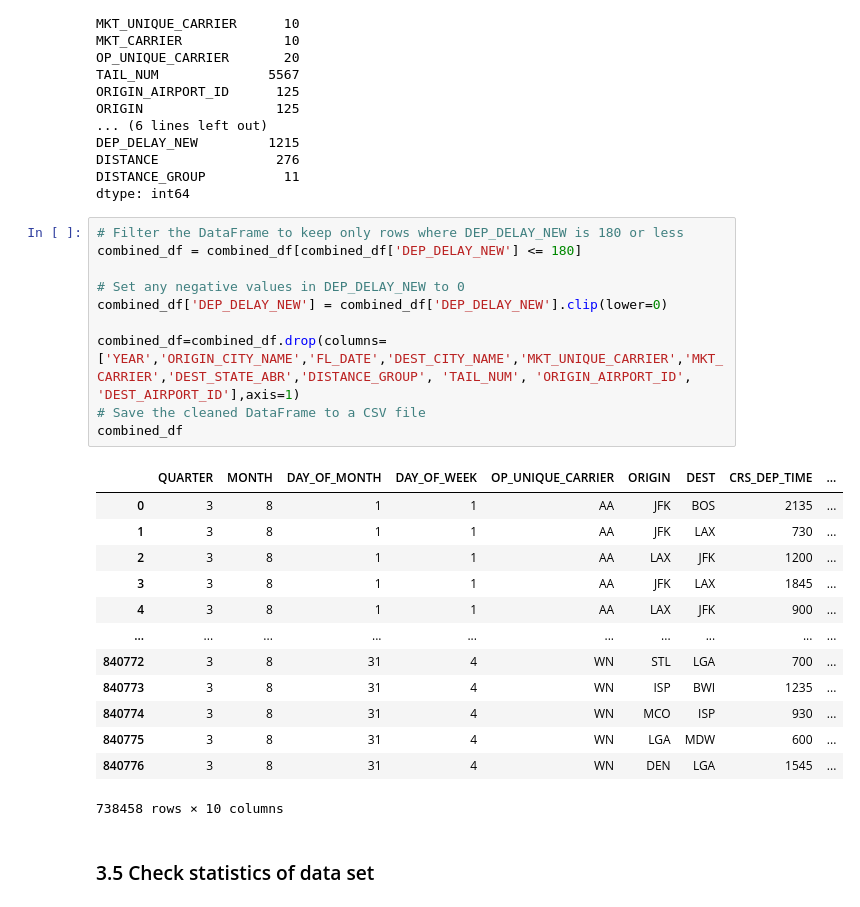
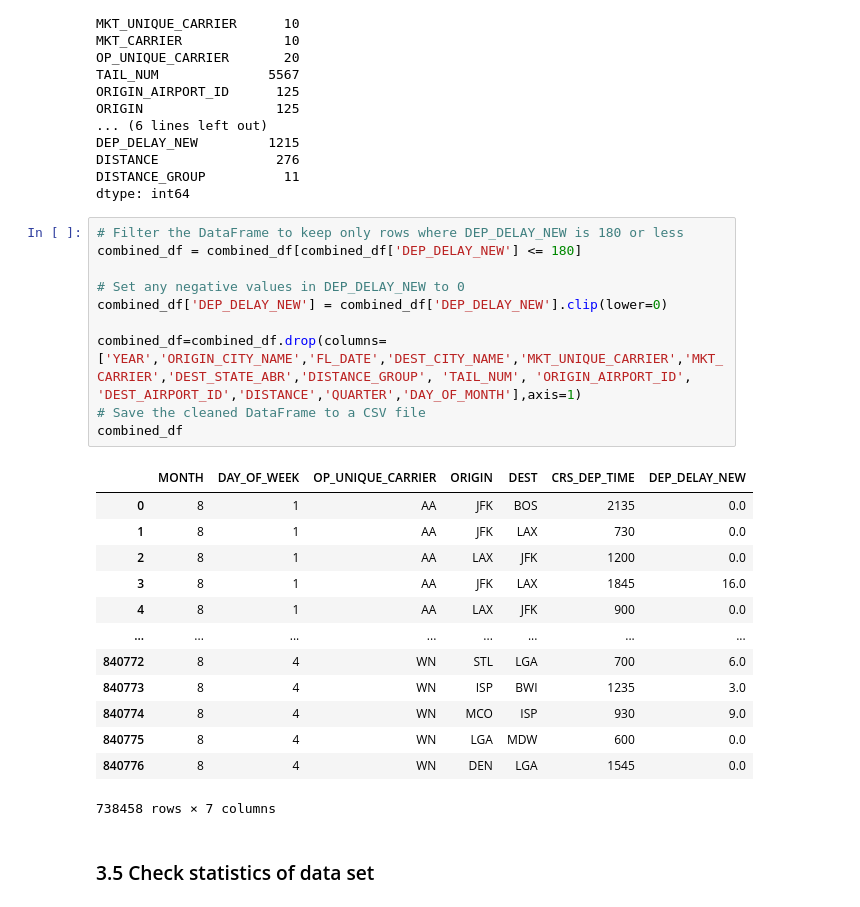
Before and after one commit to RobJoscelyne/mlproject, a Jupyter notebook: notebooks/data/1 . EDA Flight delays .ipynb, the cells around one changed output. Drawn from its saved outputs; the diff is of its cells as text.

```diff
--- a/notebooks/data/1 . EDA Flight delays .ipynb
+++ b/notebooks/data/1 . EDA Flight delays .ipynb
@@ -235,27 +235,27 @@ dtype: int64
 # %%
 # Filter the DataFrame to keep only rows where DEP_DELAY_NEW is 180 or less
 combined_df = combined_df[combined_df['DEP_DELAY_NEW'] <= 180]
 
 # Set any negative values in DEP_DELAY_NEW to 0
 combined_df['DEP_DELAY_NEW'] = combined_df['DEP_DELAY_NEW'].clip(lower=0)
 
-combined_df=combined_df.drop(columns=['YEAR','ORIGIN_CITY_NAME','FL_DATE','DEST_CITY_NAME','MKT_UNIQUE_CARRIER','MKT_CARRIER','DEST_STATE_ABR','DISTANCE_GROUP', 'TAIL_NUM', 'ORIGIN_AIRPORT_ID', 'DEST_AIRPORT_ID'],axis=1)
+combined_df=combined_df.drop(columns=['YEAR','ORIGIN_CITY_NAME','FL_DATE','DEST_CITY_NAME','MKT_UNIQUE_CARRIER','MKT_CARRIER','DEST_STATE_ABR','DISTANCE_GROUP', 'TAIL_NUM', 'ORIGIN_AIRPORT_ID', 'DEST_AIRPORT_ID','DISTANCE','QUARTER','DAY_OF_MONTH'],axis=1)
 # Save the cleaned DataFrame to a CSV file
 combined_df
 # %% [output]
-|  | QUARTER | MONTH | DAY_OF_MONTH | DAY_OF_WEEK | OP_UNIQUE_CARRIER | ORIGIN | DEST | CRS_DEP_TIME | ... |
-| 0 | 3 | 8 | 1 | 1 | AA | JFK | BOS | 2135 | ... |
-| 1 | 3 | 8 | 1 | 1 | AA | JFK | LAX | 730 | ... |
-| 2 | 3 | 8 | 1 | 1 | AA | LAX | JFK | 1200 | ... |
-| 3 | 3 | 8 | 1 | 1 | AA | JFK | LAX | 1845 | ... |
-| 4 | 3 | 8 | 1 | 1 | AA | LAX | JFK | 900 | ... |
-| ... | ... | ... | ... | ... | ... | ... | ... | ... | ... |
-| 840772 | 3 | 8 | 31 | 4 | WN | STL | LGA | 700 | ... |
-| 840773 | 3 | 8 | 31 | 4 | WN | ISP | BWI | 1235 | ... |
-| 840774 | 3 | 8 | 31 | 4 | WN | MCO | ISP | 930 | ... |
-| 840775 | 3 | 8 | 31 | 4 | WN | LGA | MDW | 600 | ... |
-| 840776 | 3 | 8 | 31 | 4 | WN | DEN | LGA | 1545 | ... |
+|  | MONTH | DAY_OF_WEEK | OP_UNIQUE_CARRIER | ORIGIN | DEST | CRS_DEP_TIME | DEP_DELAY_NEW |
+| 0 | 8 | 1 | AA | JFK | BOS | 2135 | 0.0 |
+| 1 | 8 | 1 | AA | JFK | LAX | 730 | 0.0 |
+| 2 | 8 | 1 | AA | LAX | JFK | 1200 | 0.0 |
+| 3 | 8 | 1 | AA | JFK | LAX | 1845 | 16.0 |
+| 4 | 8 | 1 | AA | LAX | JFK | 900 | 0.0 |
+| ... | ... | ... | ... | ... | ... | ... | ... |
+| 840772 | 8 | 4 | WN | STL | LGA | 700 | 6.0 |
+| 840773 | 8 | 4 | WN | ISP | BWI | 1235 | 3.0 |
+| 840774 | 8 | 4 | WN | MCO | ISP | 930 | 9.0 |
+| 840775 | 8 | 4 | WN | LGA | MDW | 600 | 0.0 |
+| 840776 | 8 | 4 | WN | DEN | LGA | 1545 | 0.0 |
-738458 rows × 10 columns
+738458 rows × 7 columns
 # %% [markdown]
 ### 3.5 Check statistics of data set
 # %%
```
Also changed, not shown: parts of 3 cells of this notebook, 23 other files.
